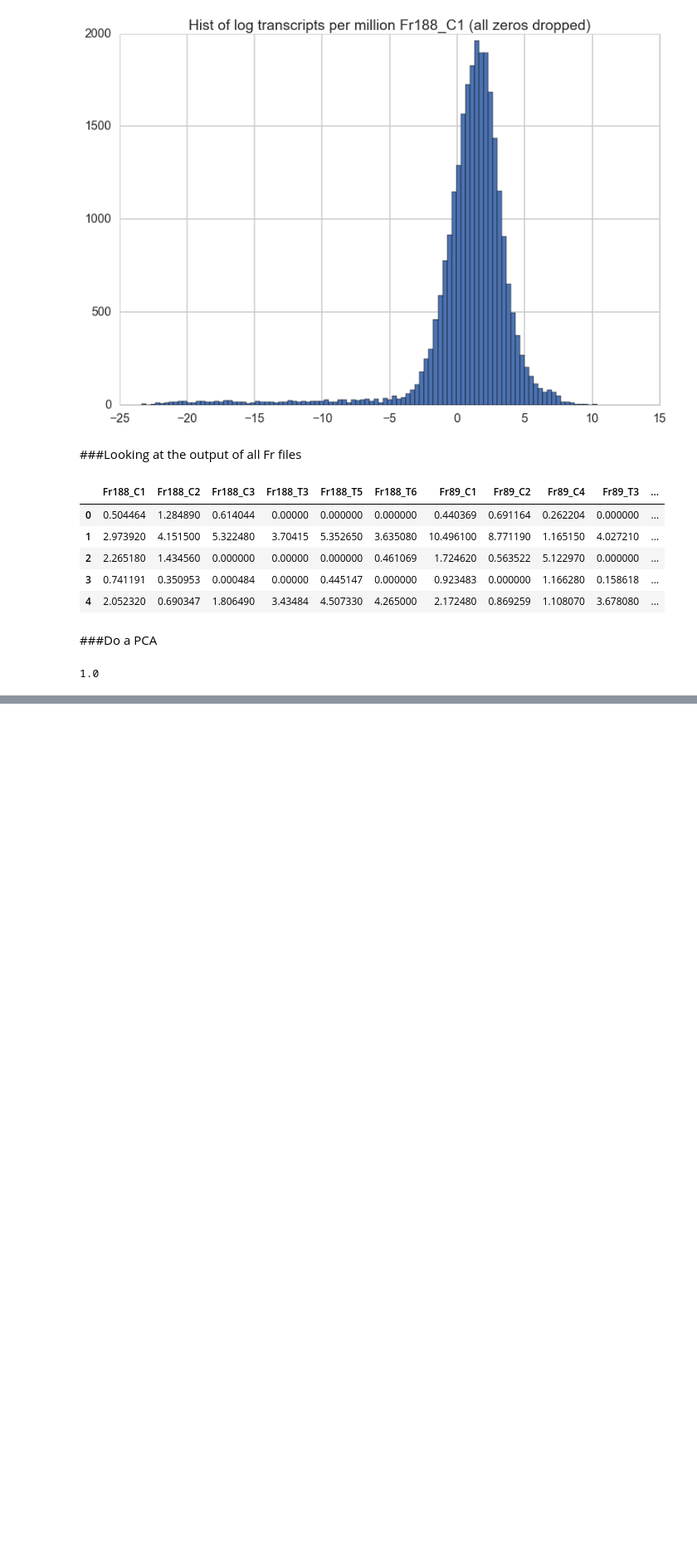
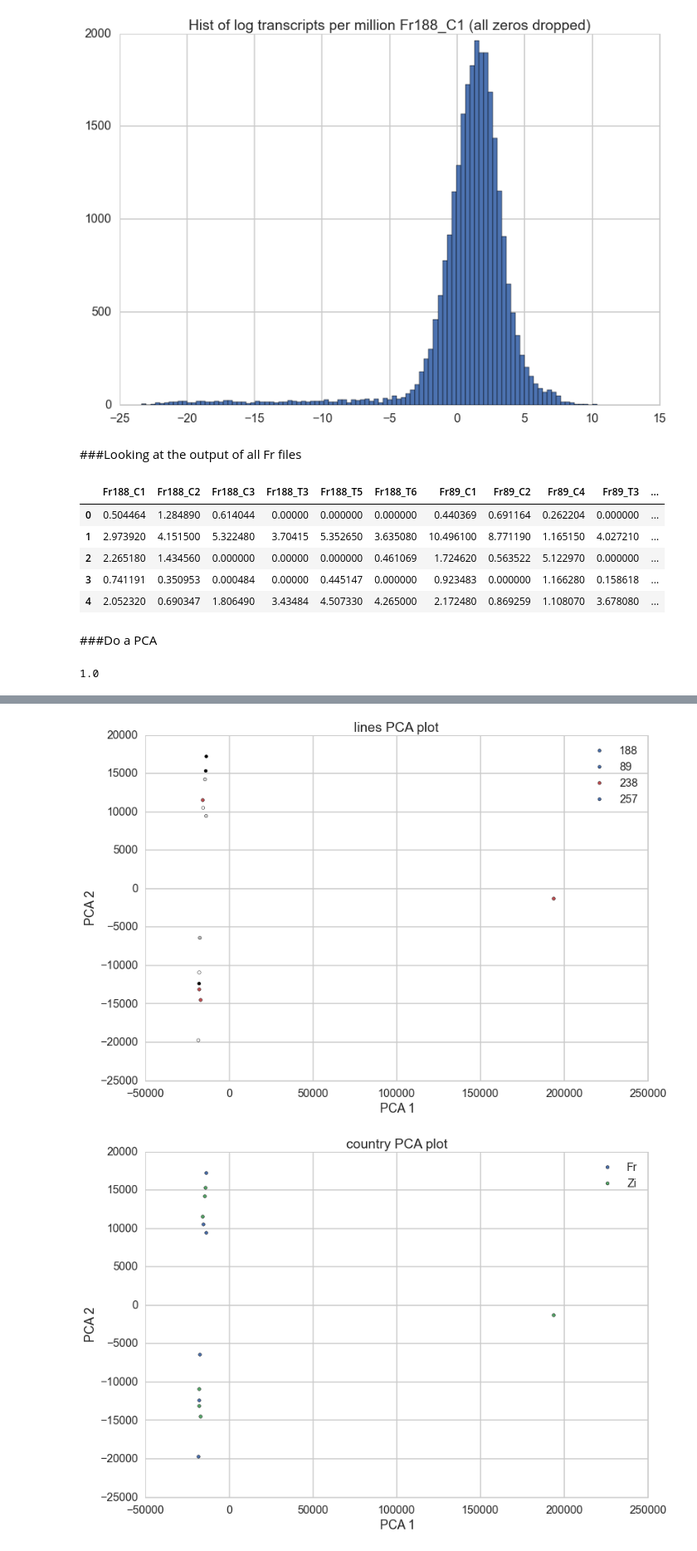
Before and after one commit to leandraking/SacktonProject, a Jupyter notebook: 20151027_EDA.ipynb, the cells around one changed output, grey strips where cells are left out. Shown at 83% size. Cells and saved outputs as stored; diff of their text form; code cells hidden in the pictures; blank space fills up the shorter version.

```diff
--- a/20151027_EDA.ipynb
+++ b/20151027_EDA.ipynb
@@ -174,0 +194,6 @@ Good news!  Carcass points cluster together.  Lines do not cluster together
+# %%
+TorClabels=[a.split('_')[1][0] for a in LoadedData.columns]
+dfCarcass=LoadedData[[col for lab,col in zip(TorClabels,LoadedData.columns) if lab=="C"]]
+pca = PCA(n_components=10)
+X = pca.fit_transform(dfCarcass.transpose())
+pca.explained_variance_ratio_*100
@@ -174,0 +205,7 @@ Good news!  Carcass points cluster together.  Lines do not cluster together
+# %%
+lineLabels=[filter(str.isdigit,a.split('_')[0]) for a in dfCarcass.columns]
+countryLabels=[a[:2] for a in dfCarcass.columns]
+dfCarcassPCA = pd.DataFrame({"lines":lineLabels, "country":countryLabels})
+for i in range(pca.explained_variance_ratio_.shape[0]):
+    dfCarcassPCA["pc%i" % (i+1)] = X[:,i]
+dfCarcassPCA
@@ -174,0 +227,6 @@ Good news!  Carcass points cluster together.  Lines do not cluster together
+# %%
+plot_PCA("lines",dfCarcassPCA)
+plot_PCA("country", dfCarcassPCA)
+# %% [output]
+[figure, added]
+[figure, added]
```
Also changed, not shown: parts of 13 cells of this notebook.
